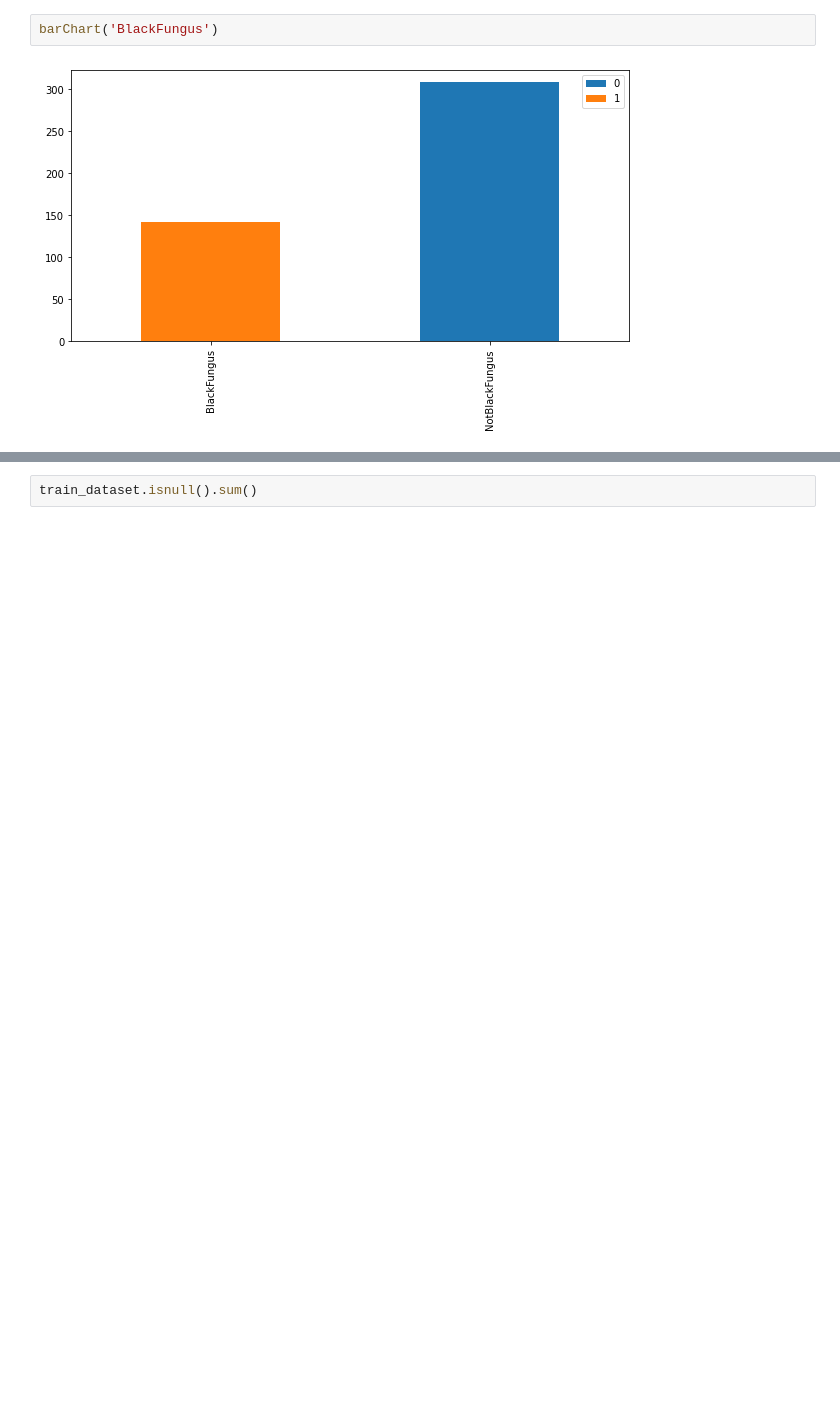
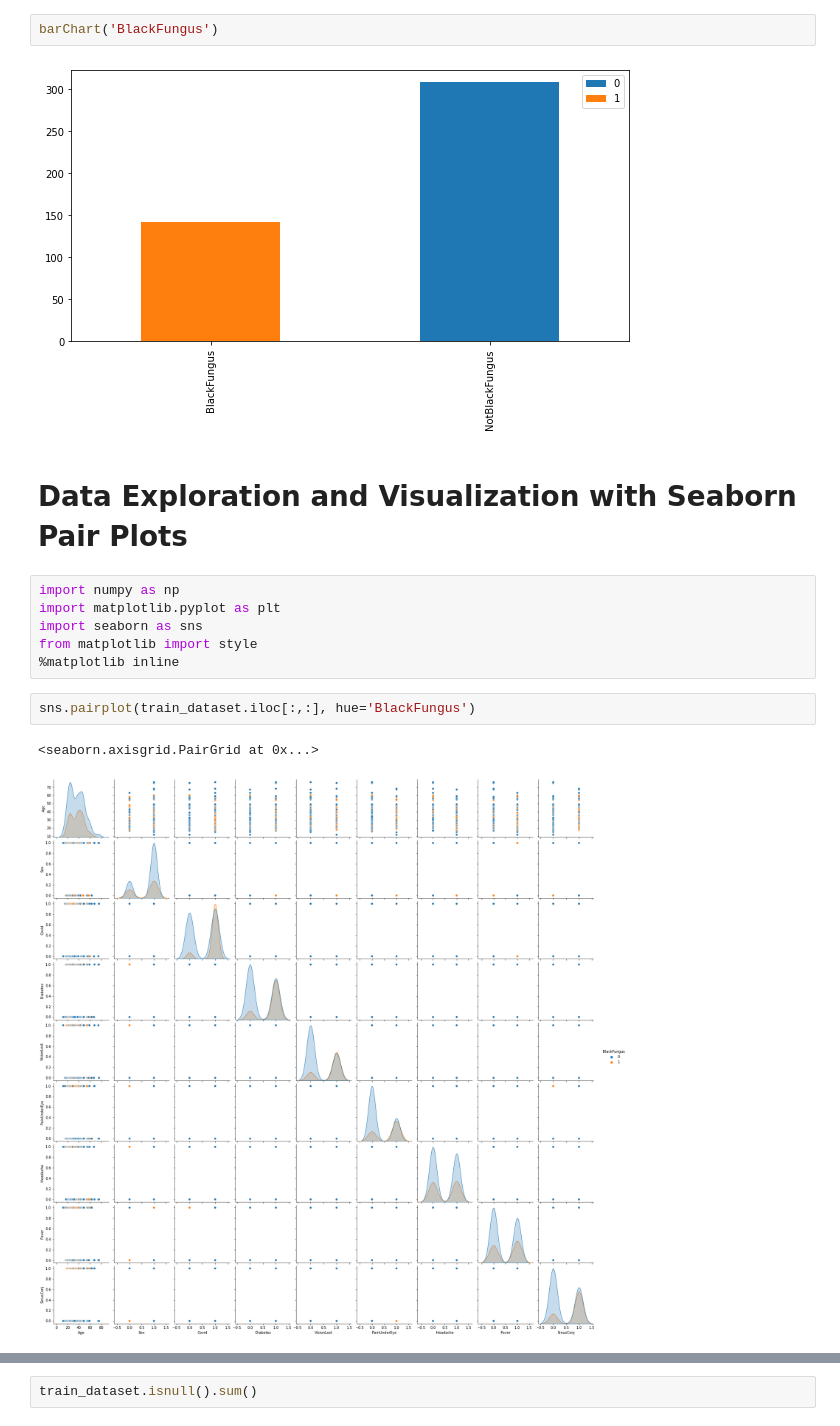
Before and after one commit to Nahidjc/Al_Lab, a Jupyter notebook: blackFungusData.ipynb, the cells around one changed output, grey strips where cells are left out. Saved outputs shown, nothing was run; the diff lists cells and outputs as text; blank space fills up the shorter version.

Commit message:
Heat map and  Pair Plot

```diff
--- a/blackFungusData.ipynb
+++ b/blackFungusData.ipynb
@@ -154,3 +154,16 @@ def barChart(feature):
 barChart('BlackFungus')
 # %% [output]
 [figure]
+# %% [markdown]
+# **Data Exploration and Visualization with Seaborn Pair Plots**
+# %%
+import numpy as np
+import matplotlib.pyplot as plt
+import seaborn as sns
+from matplotlib import style
+%matplotlib inline
+# %%
+sns.pairplot(train_dataset.iloc[:,:], hue='BlackFungus')
+# %% [output]
+<seaborn.axisgrid.PairGrid at 0x...>
+[figure, added]
```
Also changed, not shown: parts of 5 cells of this notebook.
